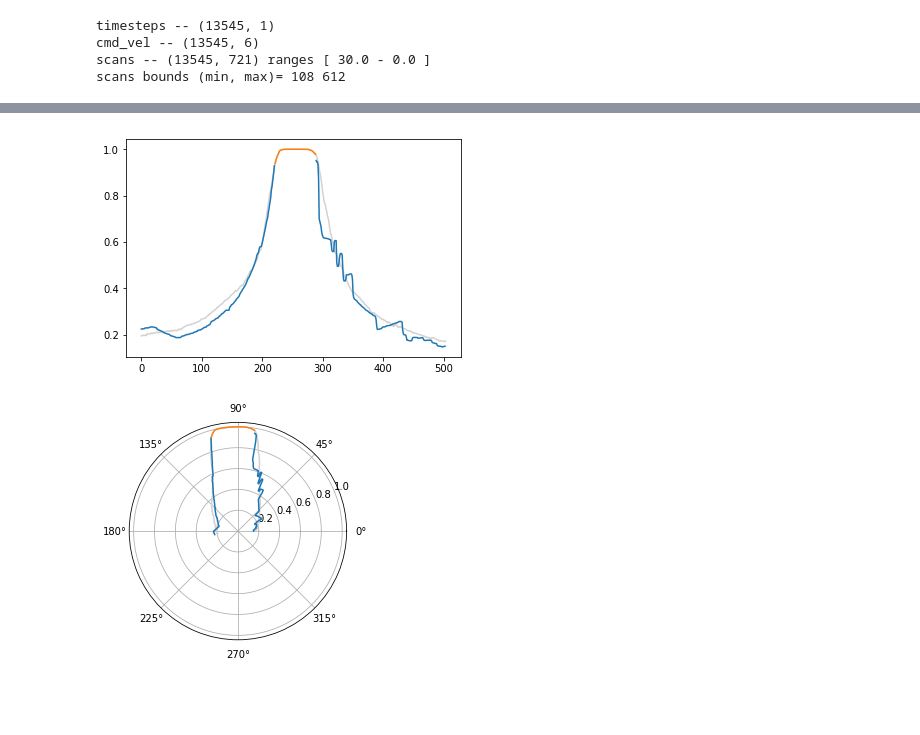
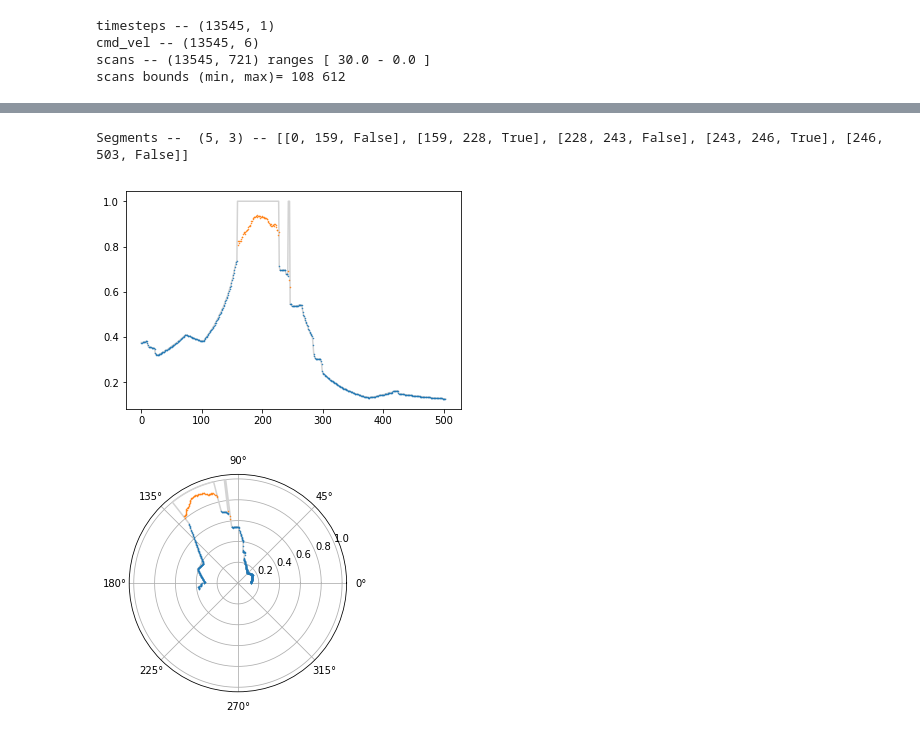
Before and after one commit to shrijitsingh99/guess, a Jupyter notebook: src/py/vae_guess.ipynb, the cells around one changed output, grey strips where cells are left out. Cells and saved outputs as stored; diff of their text form; code cells hidden in the pictures; blank space fills up the shorter version.

```diff
--- a/src/py/vae_guess.ipynb
+++ b/src/py/vae_guess.ipynb
@@ -135,8 +188,10 @@ class VAE:
         return x_decoded
 # %%
 if __name__ == "__main__":
-    # ; DIAG_first_floor.txt; diag_labrococo.txt
-    ls = LoadLaserScans("../../dataset/diag_underground.txt", verbose=True)
+    # DIAG_first_floor.txt
+    # diag_labrococo.txt
+    # diag_underground.txt
+    ls = LaserScans("../../dataset/diag_underground.txt", verbose=True)
 # %% [output]
 timesteps -- (13545, 1)
 cmd_vel -- (13545, 6)
@@ -145,8 +200,8 @@ scans bounds (min, max)= 108 612
 # %%
     vae = VAE()
     vae.buildModel(ls.originalScansDim())
-    vae.fitModel(ls.getScans())
+    vae.fitModel(ls.getScans(), epochs=10, verbose=0)
 
     x, x_test = ls.getScans(0.9)
-    vae.fitModel(x, x_test=x_test)
+    # vae.fitModel(x, x_test=x_test)
 # %% [output]
@@ -210,28 +210,8 @@ def getScanSegments(scans, threshold):
-# %%
-x = np.arange(x_test.shape[1])
-segments = getScanSegments(x_test[scan_idx,:], 0.99)
-# print(np.array(segments).shape, "--", segments)
-
-plt.figure()
-plt.plot(x, x_decoded[scan_idx,:], color='lightgray')
-for s in segments:
-    if s[2]:
-        col = '#ff7f0e'
-        plt.plot(x[s[0]:s[1]], x_decoded[scan_idx, s[0]:s[1]], color=col)
-    else:
-        col = '#1f77b4'
-        plt.plot(x[s[0]:s[1]], x_test[scan_idx, s[0]:s[1]], color=col)
-
-plt.figure()
-ax = plt.subplot(111, projection='polar')
-ax.plot(theta, x_decoded[scan_idx, :], color='lightgray')
-for s in segments:
-    if s[2]:
-        col = '#ff7f0e'
-        ax.plot(theta[s[0]:s[1]], x_decoded[scan_idx, s[0]:s[1]], color=col)
-    else:
-        col = '#1f77b4'
-        ax.plot(theta[s[0]:s[1]], x_test[scan_idx, s[0]:s[1]], color=col)
-# %% [output]
-[figure, removed]
-[figure, removed]
+# %%
+    scan = x[1000]
+    dscan = vae.predictDecoder(vae.predictEncoder(scan))
+    ls.plotScanSegments(scan, dscan[0])
+# %% [output]
+Segments --  (5, 3) -- [[0, 159, False], [159, 228, True], [228, 243, False], [243, 246, True], [246, 503, False]]
+[figure, added]
+[figure, added]
```
Also changed, not shown: parts of 6 cells of this notebook.
